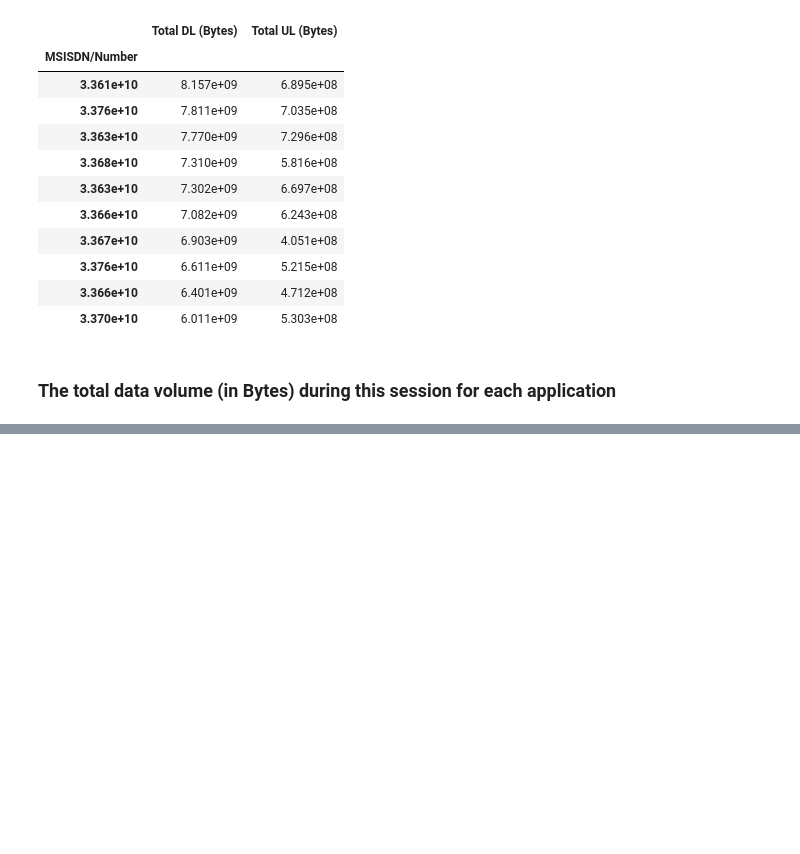
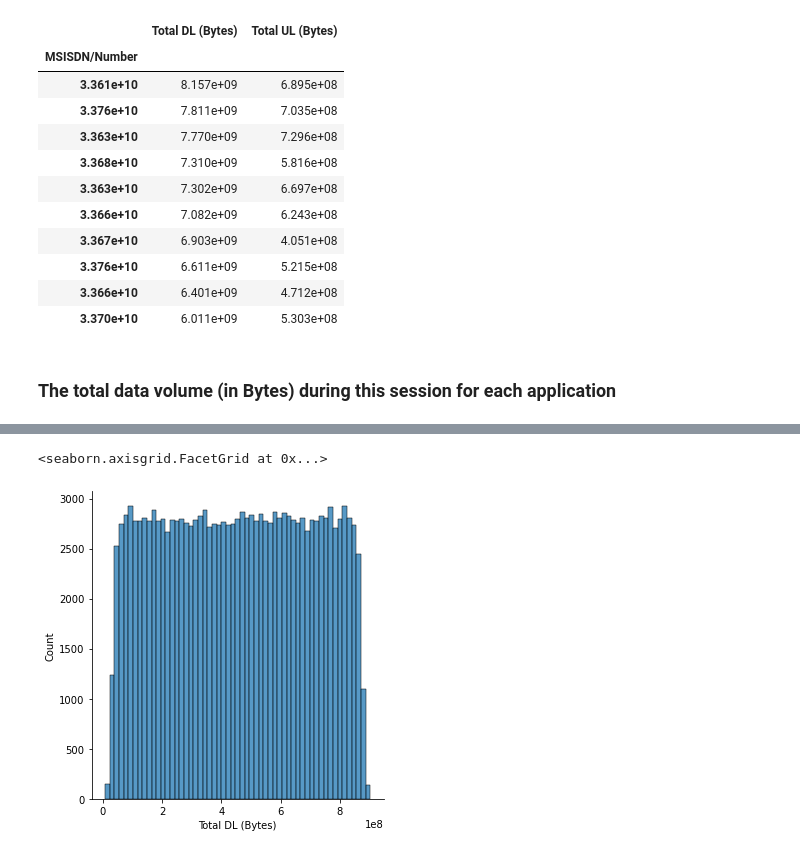
Before and after one commit to bereketkibru/User_Analytics_in_telecom, a Jupyter notebook: notebooks/User Overview analysis .ipynb, the cells around one changed output, grey strips where cells are left out. Drawn from its saved outputs; the diff is of its cells as text; code cells hidden in the pictures; blank space fills up the shorter version.

```diff
--- a/notebooks/User Overview analysis .ipynb
+++ b/notebooks/User Overview analysis .ipynb
@@ -234,0 +304,5 @@ xDR_df.groupby('MSISDN/Number').agg({'Youtube_total_data_volume': 'sum','Google_
+# %%
+sns.displot(xDR_df['Total DL (Bytes)'])
+# %% [output]
+<seaborn.axisgrid.FacetGrid at 0x...>
+[figure, added]
```
Also changed, not shown: parts of 15 cells of this notebook.
